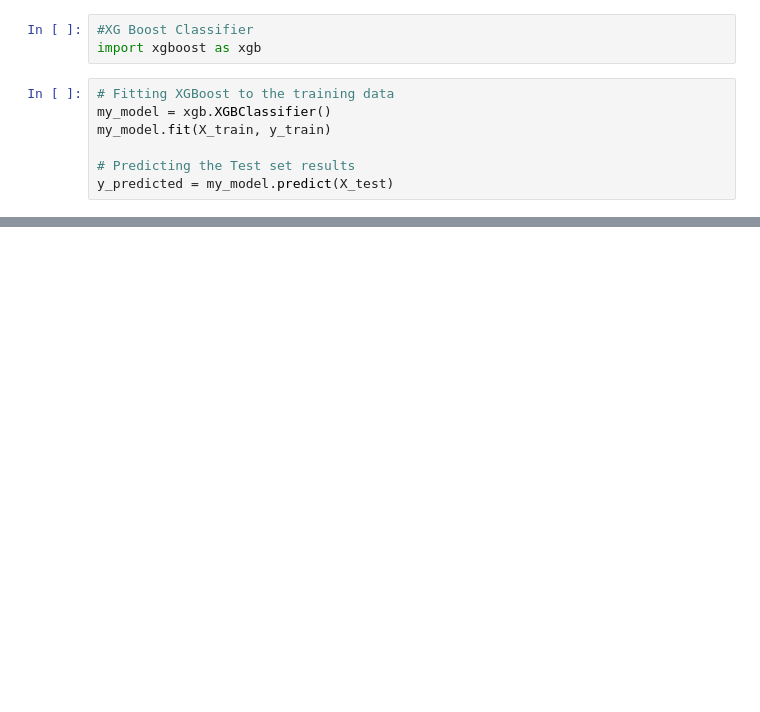
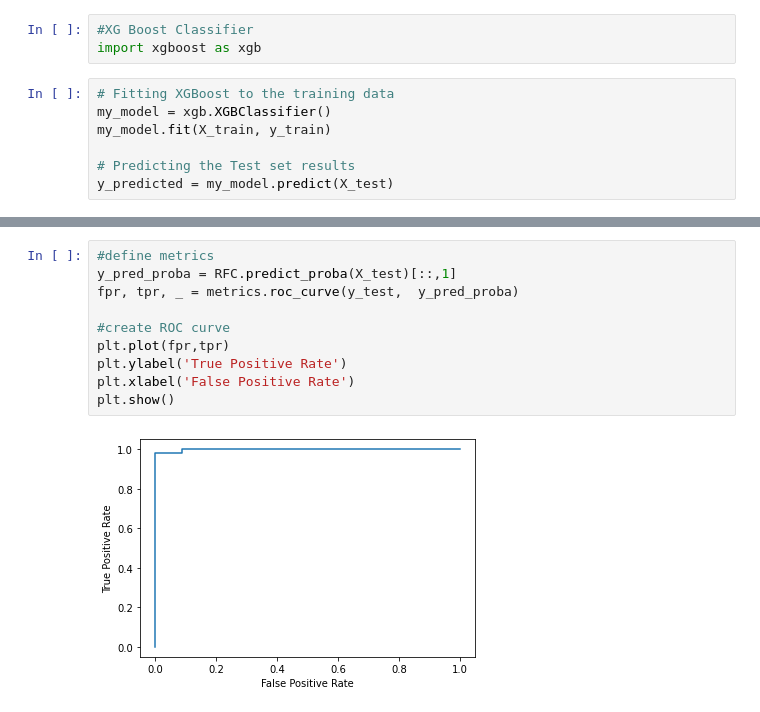
Before and after one commit to sinhaanupamindia/Projects, a Jupyter notebook: Project_Banking_Loan.ipynb, the cells around one changed output, grey strips where cells are left out. Cells and saved outputs as stored; diff of their text form; blank space fills up the shorter version.

```diff
--- a/Project_Banking_Loan.ipynb
+++ b/Project_Banking_Loan.ipynb
@@ -567,0 +637,12 @@ plt.show()
+# %%
+#define metrics
+y_pred_proba = RFC.predict_proba(X_test)[::,1]
+fpr, tpr, _ = metrics.roc_curve(y_test,  y_pred_proba)
+
+#create ROC curve
+plt.plot(fpr,tpr)
+plt.ylabel('True Positive Rate')
+plt.xlabel('False Positive Rate')
+plt.show()
+# %% [output]
+[figure, added]
```
Also changed, not shown: parts of 23 cells of this notebook.
